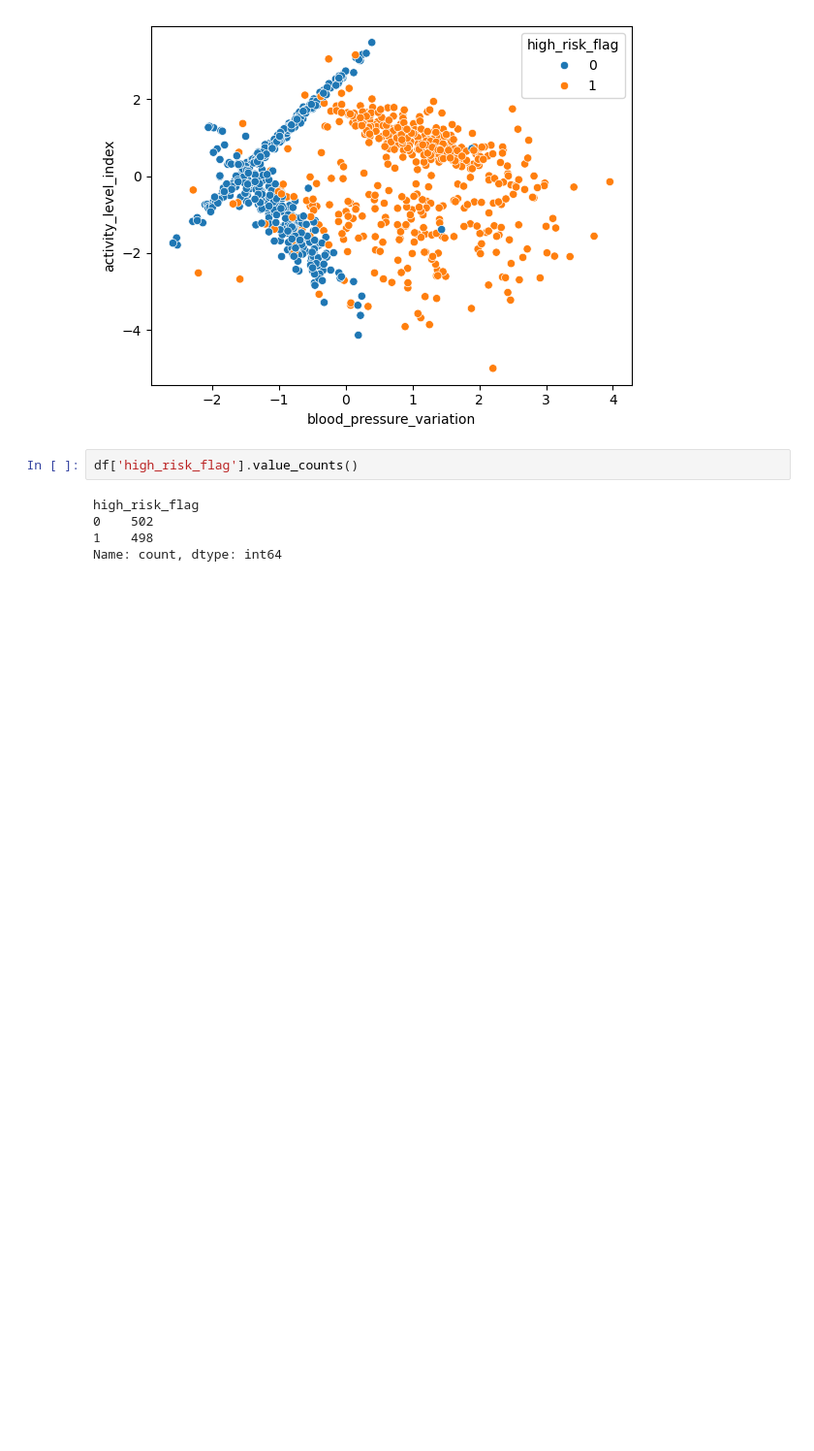
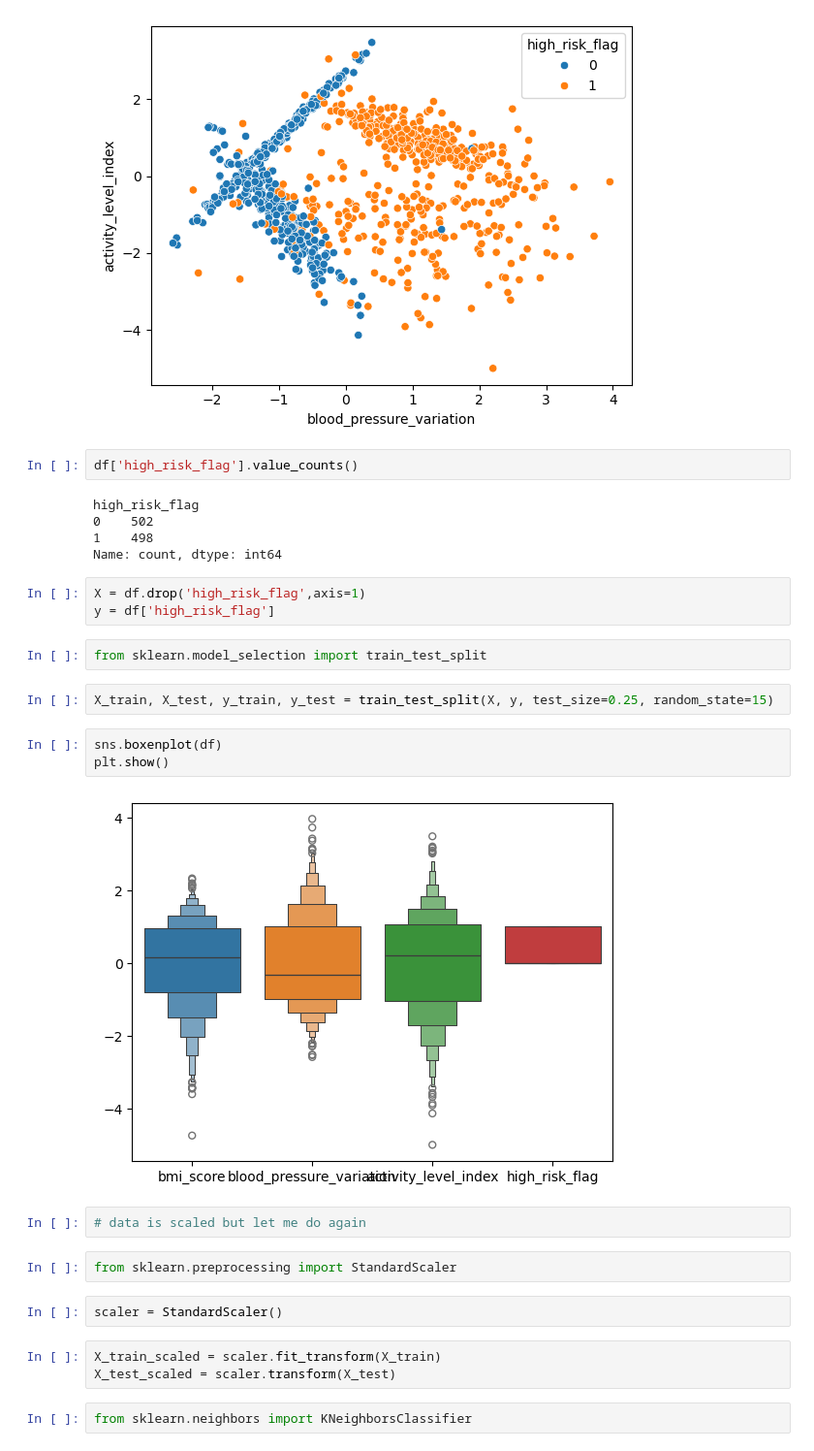
Before and after one commit to AbdullahTurgut/Machine-Learning, a Jupyter notebook: 13- KNNClassifierAndRegressor.ipynb, the cells around one changed output. Shown at 97% size. Drawn from its saved outputs; the diff is of its cells as text; blank space fills up the shorter version.

Commit message:
knn training

```diff
--- a/13- KNNClassifierAndRegressor.ipynb
+++ b/13- KNNClassifierAndRegressor.ipynb
@@ -55,3 +55,26 @@ high_risk_flag
 0    502
 1    498
 Name: count, dtype: int64
+# %%
+X = df.drop('high_risk_flag',axis=1)
+y = df['high_risk_flag']
+# %%
+from sklearn.model_selection import train_test_split
+# %%
+X_train, X_test, y_train, y_test = train_test_split(X, y, test_size=0.25, random_state=15)
+# %%
+sns.boxenplot(df)
+plt.show()
+# %% [output]
+[figure, added]
+# %%
+# data is scaled but let me do again
+# %%
+from sklearn.preprocessing import StandardScaler
+# %%
+scaler = StandardScaler()
+# %%
+X_train_scaled = scaler.fit_transform(X_train)
+X_test_scaled = scaler.transform(X_test)
+# %%
+from sklearn.neighbors import KNeighborsClassifier
```
Also changed, not shown: parts of 7 cells of this notebook.
